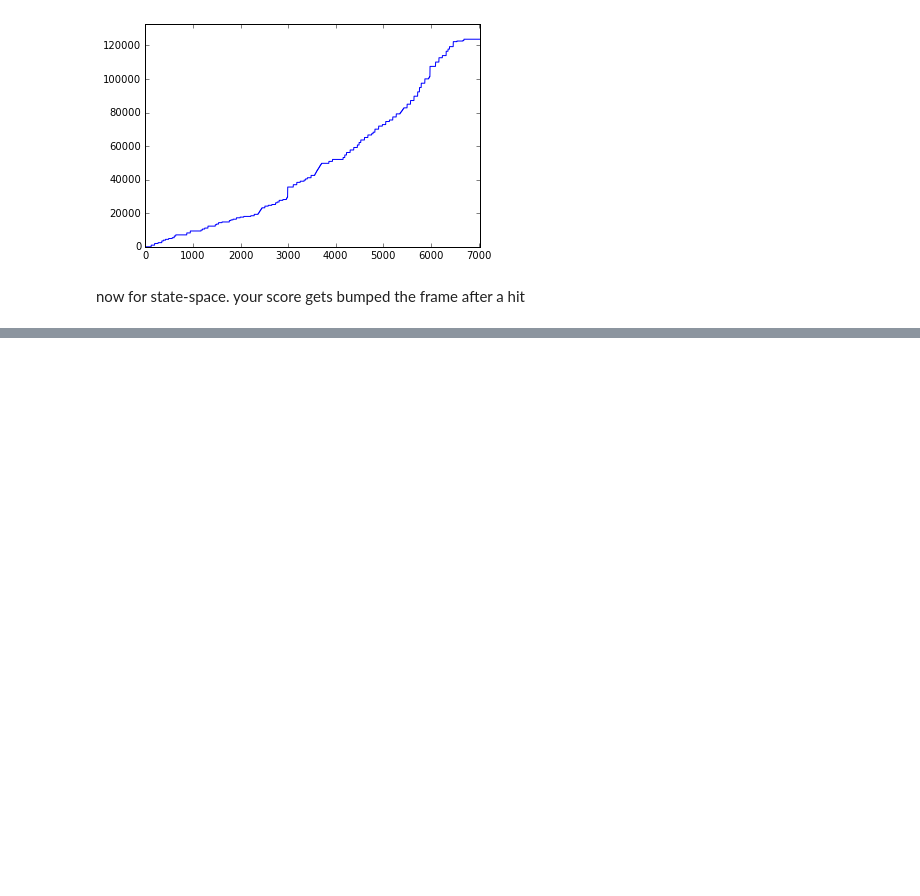
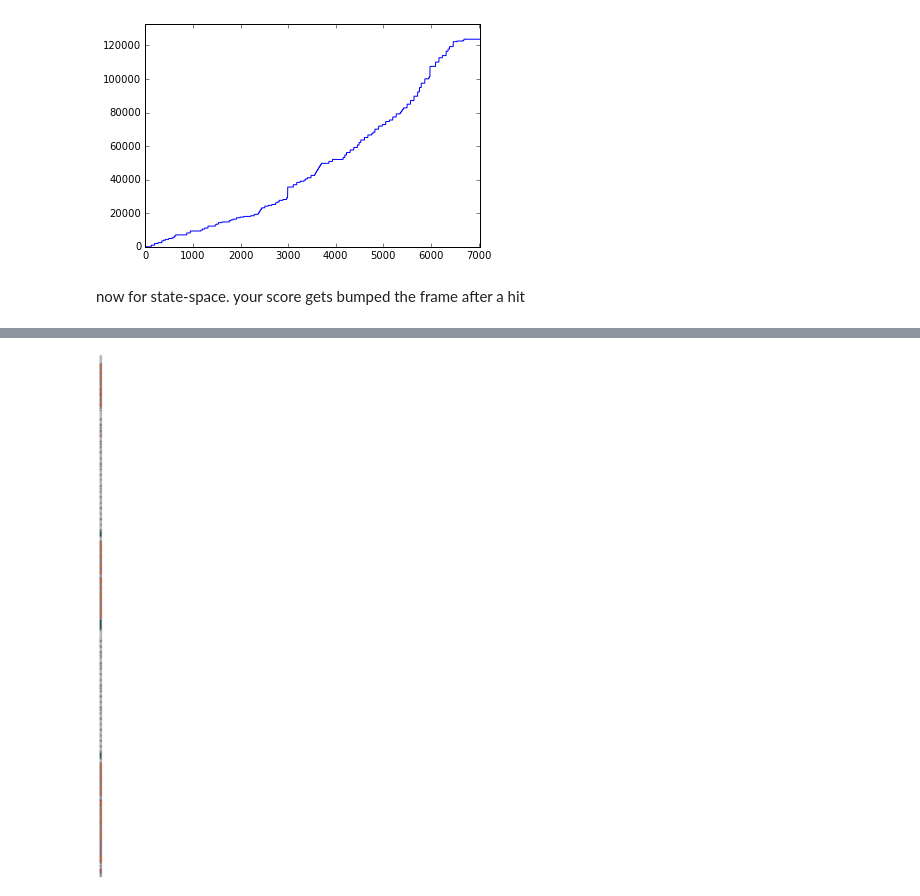
Before and after one commit to pussinboot/tAIko, a Jupyter notebook: notebooks/restart.ipynb, the cells around one changed output, grey strips where cells are left out. Cells and saved outputs as stored; diff of their text form; code cells hidden in the pictures; blank space fills up the shorter version.

```diff
--- a/notebooks/restart.ipynb
+++ b/notebooks/restart.ipynb
@@ -126,0 +204,7 @@ now for state-space. your score gets bumped the frame after a hit
+# %%
+plt.figure(figsize=(10,100))
+plt.axis('off')
+plt.imshow(avg_circle_color, interpolation ='none')
+plt.show()
+# %% [output]
+[figure, added]
```
Also changed, not shown: parts of 26 cells of this notebook.
